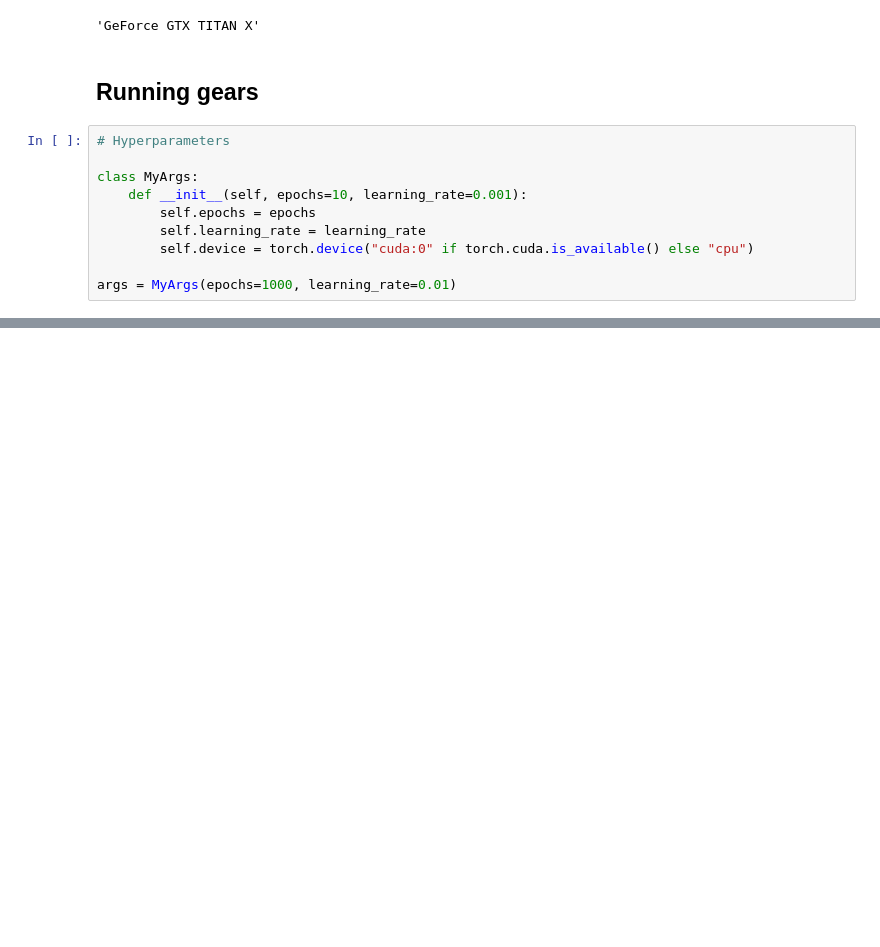
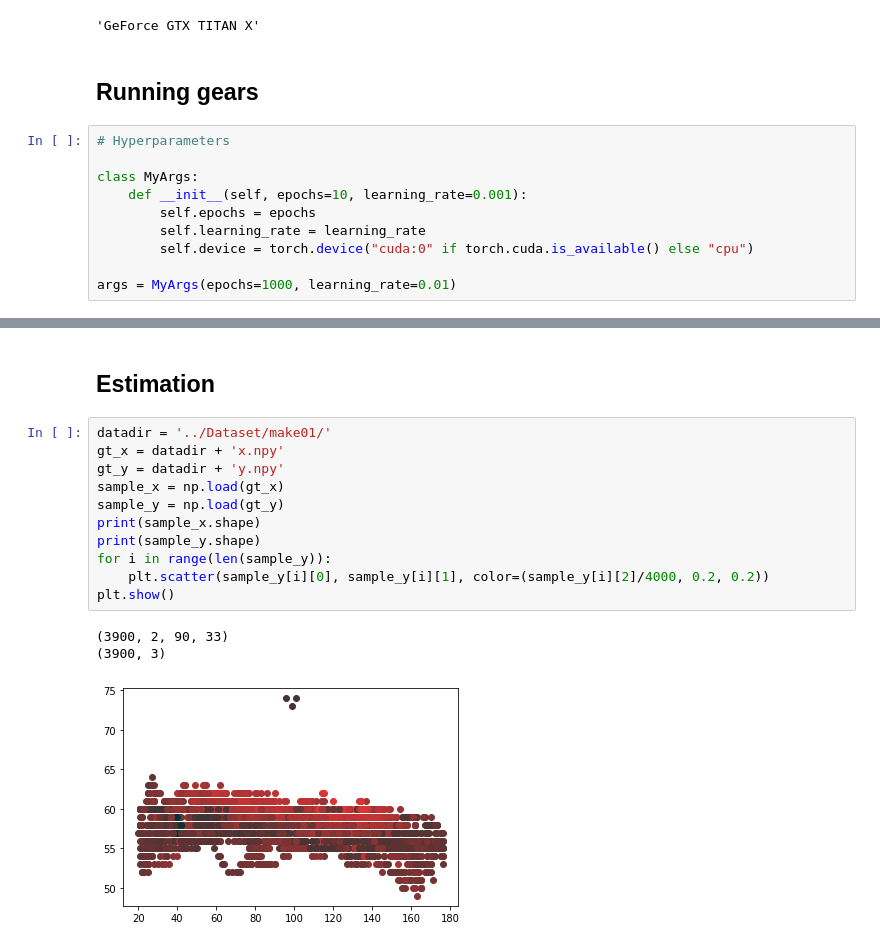
Before and after one commit to MilkywayCocktail/CSI-Imaging, a Jupyter notebook: Model1_v01.ipynb, the cells around one changed output, grey strips where cells are left out. Drawn from its saved outputs; the diff is of its cells as text; blank space fills up the shorter version.

```diff
--- a/Model1_v01.ipynb
+++ b/Model1_v01.ipynb
@@ -433,0 +399,17 @@ epoch=141/1000,0/43of train, loss=501955.1875
+# %% [markdown]
+## Estimation
+# %%
+datadir = '../Dataset/make01/'
+gt_x = datadir + 'x.npy'
+gt_y = datadir + 'y.npy'
+sample_x = np.load(gt_x)
+sample_y = np.load(gt_y)
+print(sample_x.shape)
+print(sample_y.shape)
+for i in range(len(sample_y)):
+    plt.scatter(sample_y[i][0], sample_y[i][1], color=(sample_y[i][2]/4000, 0.2, 0.2))
+plt.show()
+# %% [output]
+(3900, 2, 90, 33)
+(3900, 3)
+[figure, added]
```
Also changed, not shown: parts of 14 cells of this notebook.
